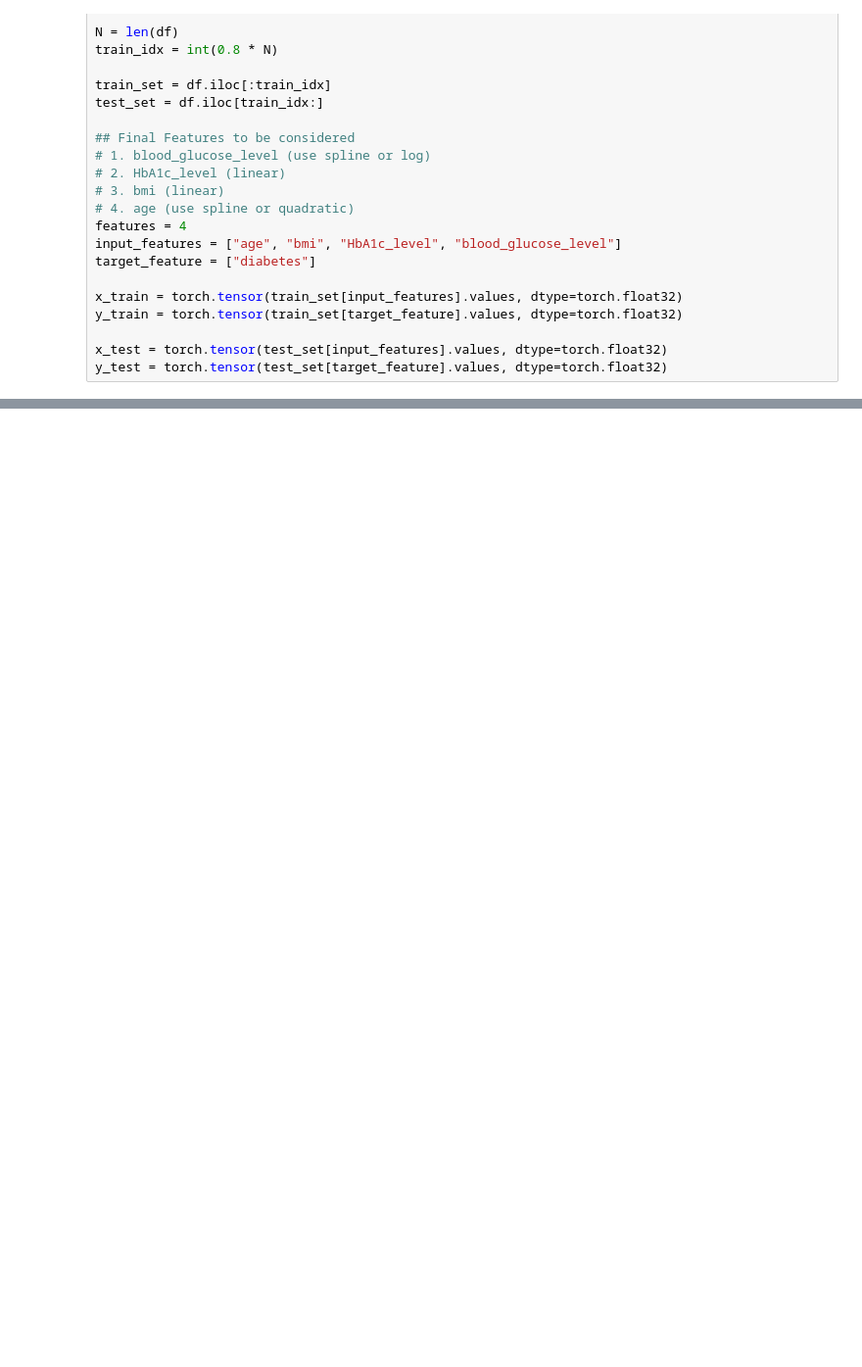
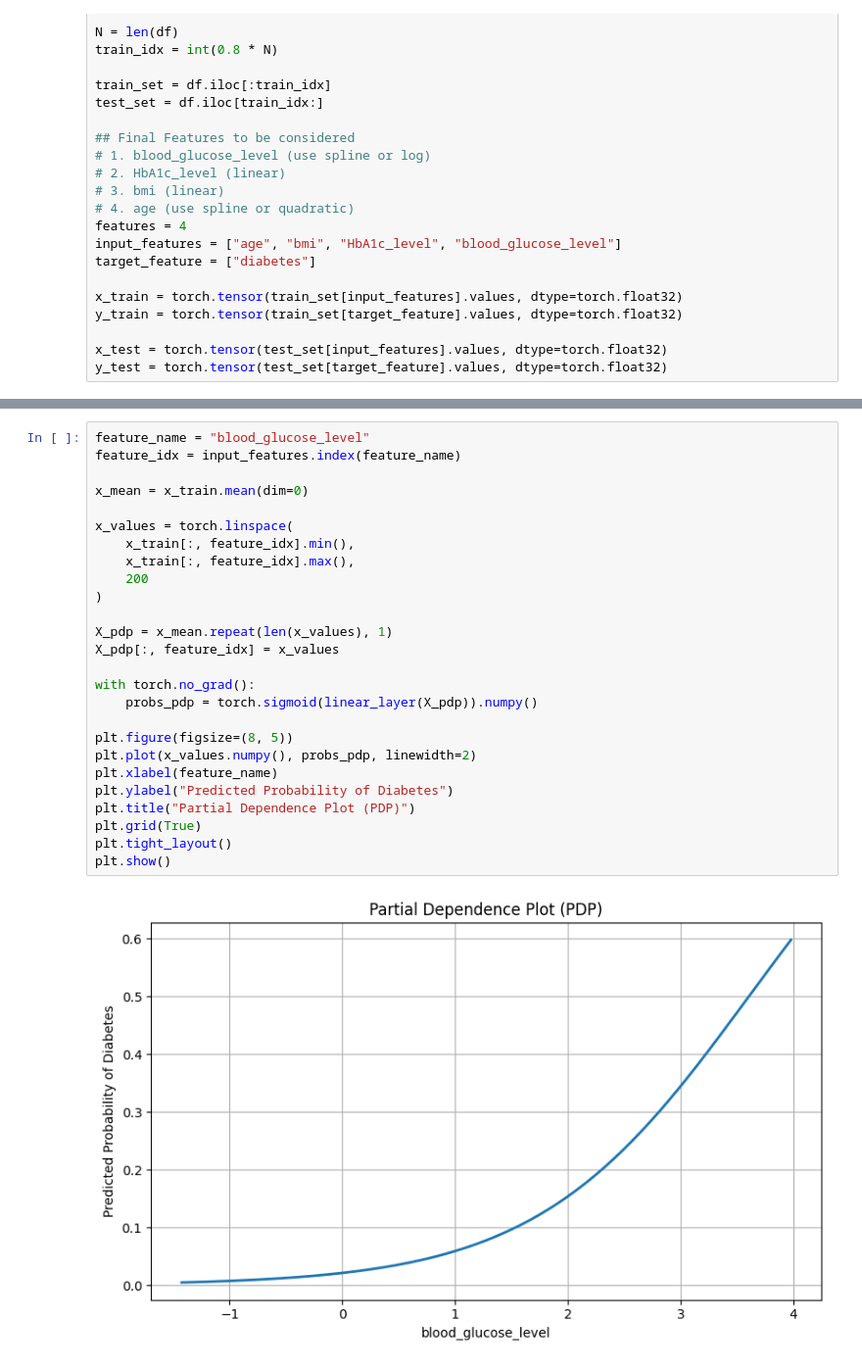
Before and after one commit to bp2881/machinelearning-algo, a Jupyter notebook: LogisticRegression.ipynb, the cells around one changed output, grey strips where cells are left out. Shown at 98% size. Drawn from its saved outputs; the diff is of its cells as text; blank space fills up the shorter version.

```diff
--- a/LogisticRegression.ipynb
+++ b/LogisticRegression.ipynb
@@ -89,0 +90,28 @@ Accuracy: 95.49
+# %%
+feature_name = "blood_glucose_level"
+feature_idx = input_features.index(feature_name)
+
+x_mean = x_train.mean(dim=0)
+
+x_values = torch.linspace(
+    x_train[:, feature_idx].min(),
+    x_train[:, feature_idx].max(),
+    200
+)
+
+X_pdp = x_mean.repeat(len(x_values), 1)
+X_pdp[:, feature_idx] = x_values
+
+with torch.no_grad():
+    probs_pdp = torch.sigmoid(linear_layer(X_pdp)).numpy()
+
+plt.figure(figsize=(8, 5))
+plt.plot(x_values.numpy(), probs_pdp, linewidth=2)
+plt.xlabel(feature_name)
+plt.ylabel("Predicted Probability of Diabetes")
+plt.title("Partial Dependence Plot (PDP)")
+plt.grid(True)
+plt.tight_layout()
+plt.show()
+# %% [output]
+[figure, added]
```
Also changed, not shown: parts of 3 cells of this notebook, 2 other files.
